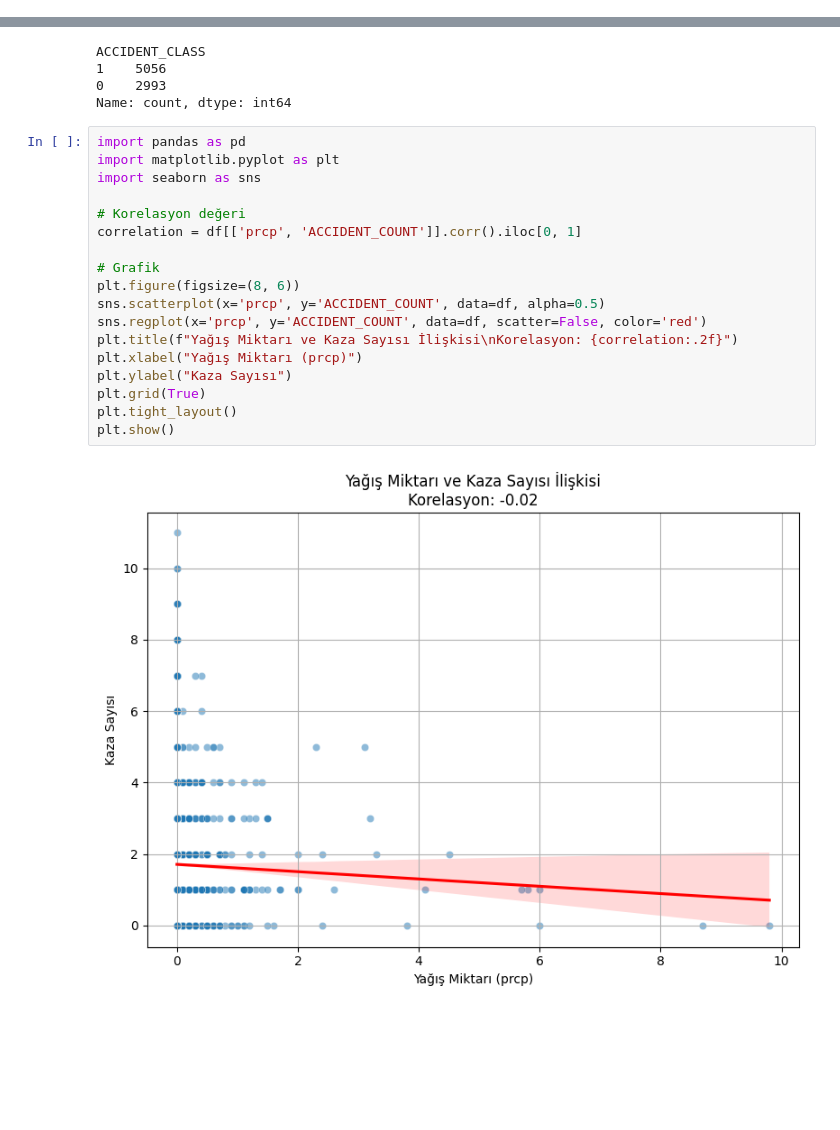
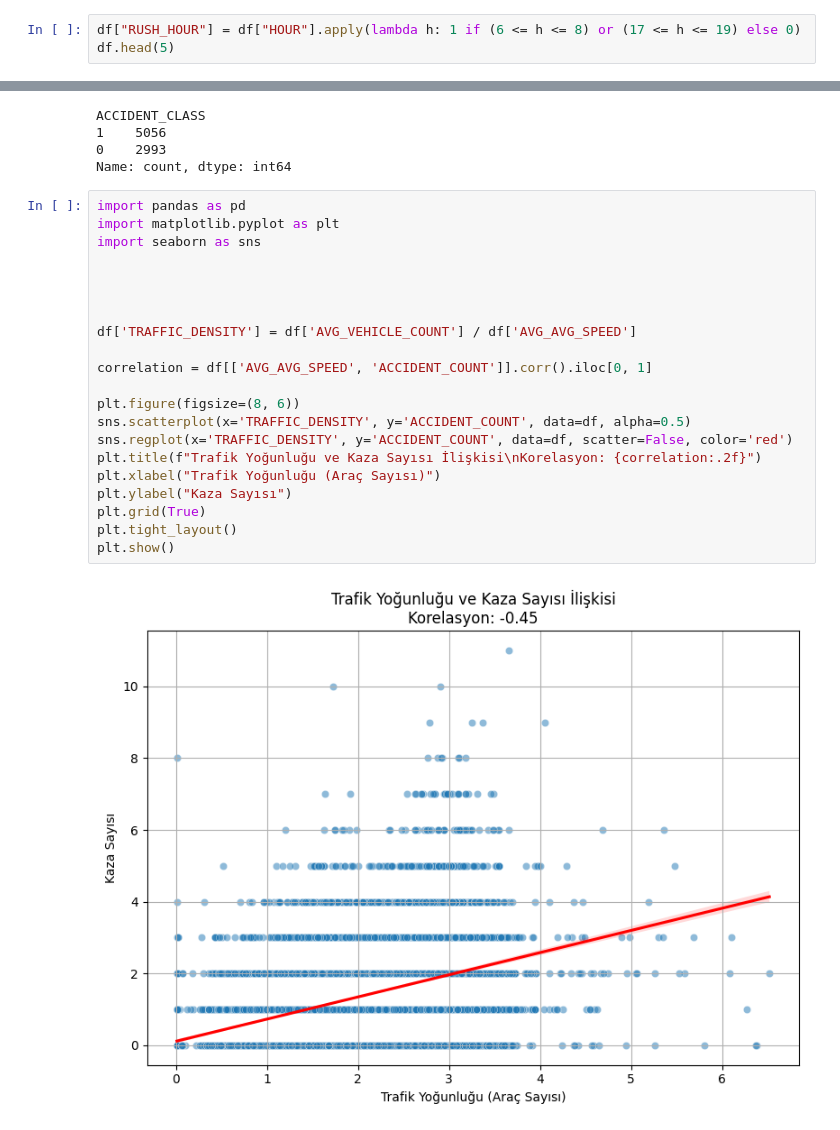
Before and after one commit to elpif13/Accident-Prediction-in-Urban-Traffic-Using-Weather-and-Congestion-Data-A-Case-Study-on-Istanbul, a Jupyter notebook: main.ipynb, the cells around one changed output, grey strips where cells are left out. Cells and saved outputs as stored; diff of their text form; blank space fills up the shorter version.

```diff
--- a/main.ipynb
+++ b/main.ipynb
@@ -169,0 +148,3 @@ df.to_csv("/content/drive/MyDrive/ColabNotebooks/Datasets/traffic_density_with_w
+# %%
+df["RUSH_HOUR"] = df["HOUR"].apply(lambda h: 1 if (6 <= h <= 8) or (17 <= h <= 19) else 0)
+df.head(5)
@@ -301,20 +494,23 @@ Name: count, dtype: int64
 # %%
 import pandas as pd
 import matplotlib.pyplot as plt
 import seaborn as sns
 
-# Korelasyon değeri
-correlation = df[['prcp', 'ACCIDENT_COUNT']].corr().iloc[0, 1]
 
-# Grafik
+
+
+df['TRAFFIC_DENSITY'] = df['AVG_VEHICLE_COUNT'] / df['AVG_AVG_SPEED']
+
+correlation = df[['AVG_AVG_SPEED', 'ACCIDENT_COUNT']].corr().iloc[0, 1]
+
 plt.figure(figsize=(8, 6))
-sns.scatterplot(x='prcp', y='ACCIDENT_COUNT', data=df, alpha=0.5)
-sns.regplot(x='prcp', y='ACCIDENT_COUNT', data=df, scatter=False, color='red')
-plt.title(f"Yağış Miktarı ve Kaza Sayısı İlişkisi\nKorelasyon: {correlation:.2f}")
-plt.xlabel("Yağış Miktarı (prcp)")
+sns.scatterplot(x='TRAFFIC_DENSITY', y='ACCIDENT_COUNT', data=df, alpha=0.5)
+sns.regplot(x='TRAFFIC_DENSITY', y='ACCIDENT_COUNT', data=df, scatter=False, color='red')
+plt.title(f"Trafik Yoğunluğu ve Kaza Sayısı İlişkisi\nKorelasyon: {correlation:.2f}")
+plt.xlabel("Trafik Yoğunluğu (Araç Sayısı)")
 plt.ylabel("Kaza Sayısı")
 plt.grid(True)
 plt.tight_layout()
 plt.show()
 # %% [output]
-[figure, old version]
+[figure, new version]
```
Also changed, not shown: parts of 22 cells of this notebook.
